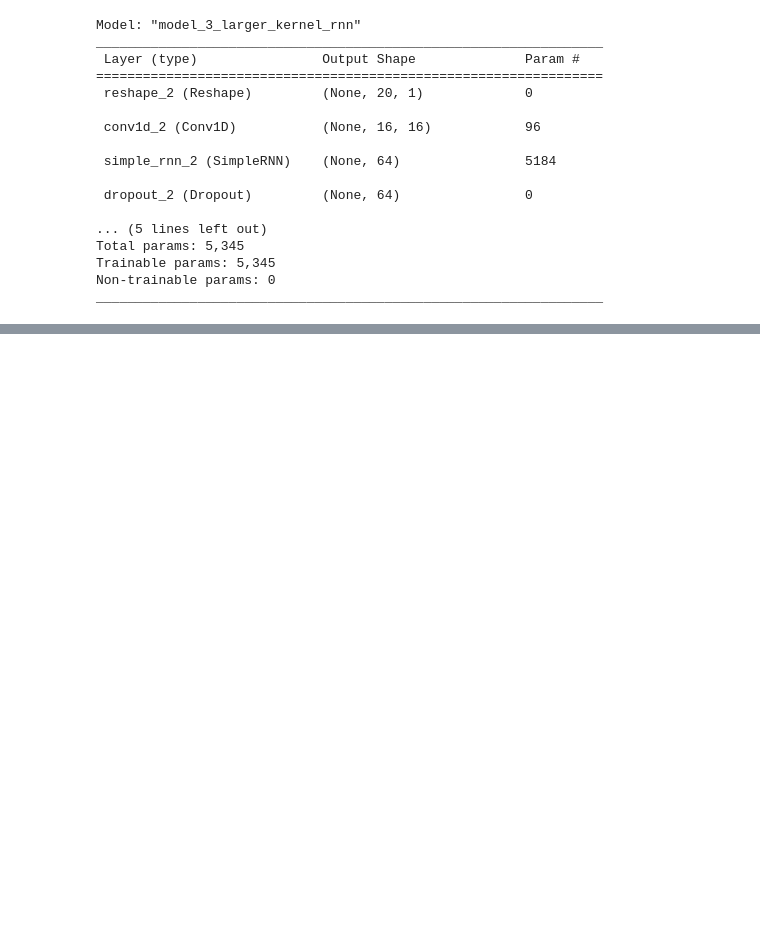
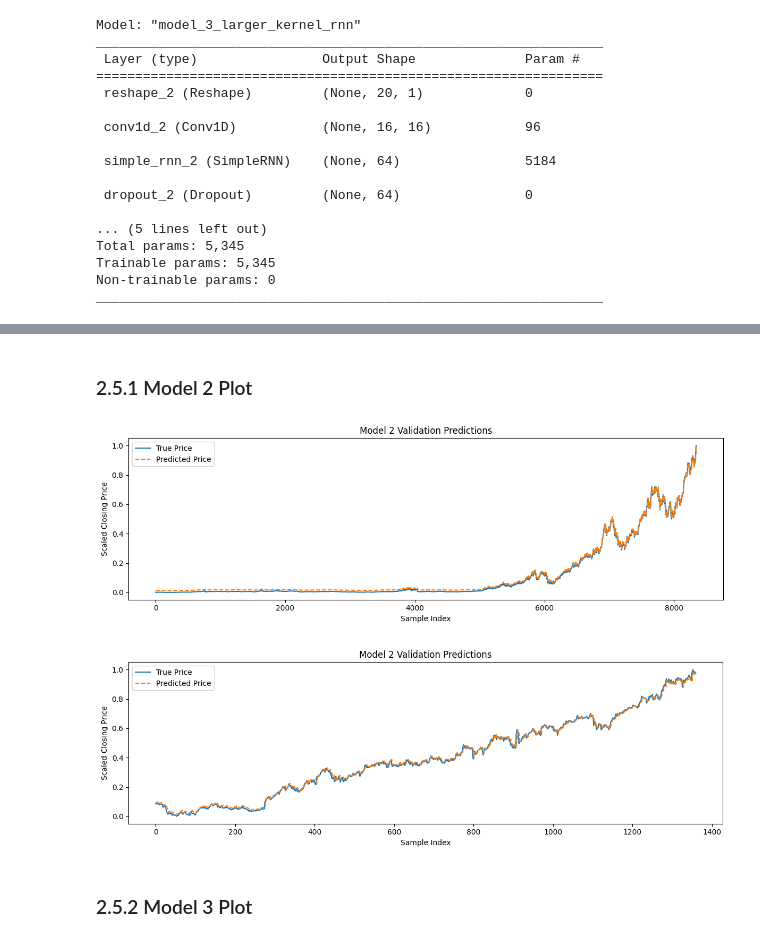
Before and after one commit to DanielMelo46/Neural_Networks_Assignment_1, a Jupyter notebook: assignment_5.ipynb, the cells around one changed output, grey strips where cells are left out. Cells and saved outputs as stored; diff of their text form; code cells hidden in the pictures; blank space fills up the shorter version.

```diff
--- a/assignment_5.ipynb
+++ b/assignment_5.ipynb
@@ -370,0 +456,9 @@ Validation RMSE:       0.009306
+# %% [markdown]
+### 2.5.1 Model 2 Plot
+# %%
+plot_predictions(y_1_val, y_pred_2, val_files, model_name='Model 2')
+# %% [output]
+[figure, added]
+[figure, added]
+# %% [markdown]
+### 2.5.2 Model 3 Plot
```
Also changed, not shown: parts of 16 cells of this notebook.
